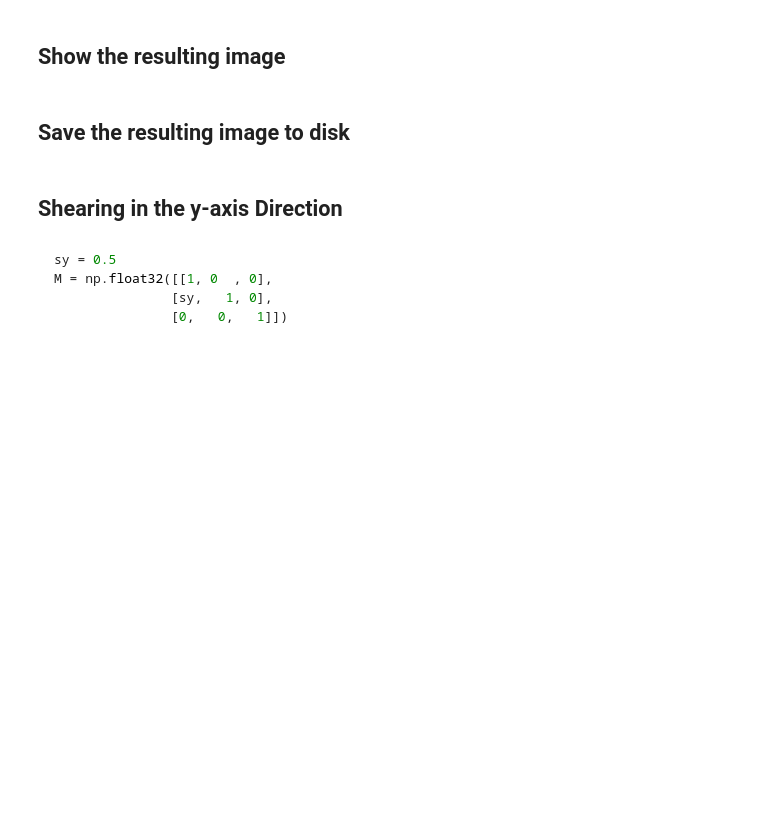
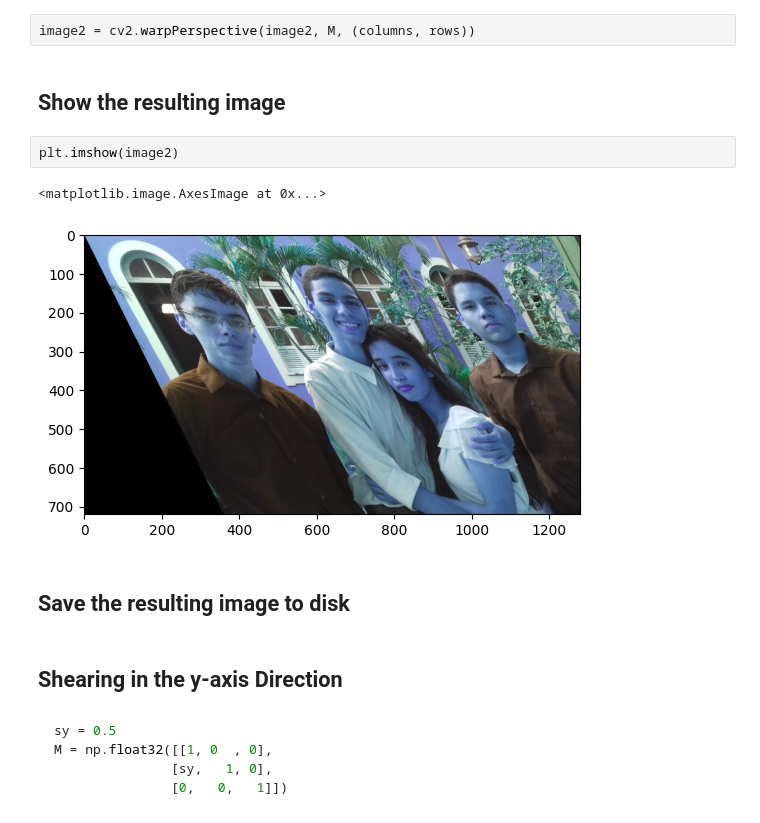
Before and after one commit to gabrielSantosLima/academy-callidus, a Jupyter notebook: CV/aula-03/Aula_Cores_transformacao_2d-Alunos.ipynb, the cells around one changed output. Saved outputs shown, nothing was run; the diff lists cells and outputs as text; blank space fills up the shorter version.

```diff
--- a/CV/aula-03/Aula_Cores_transformacao_2d-Alunos.ipynb
+++ b/CV/aula-03/Aula_Cores_transformacao_2d-Alunos.ipynb
@@ -280,8 +280,15 @@ M = np.float32([[1, sx  , 0],
                [0,   0,   1]])
 # %% [markdown]
 ## Apply a perspective transformation to the image
+# %%
+image2 = cv2.warpPerspective(image2, M, (columns, rows))
 # %% [markdown]
 ## Show the resulting image
+# %%
+plt.imshow(image2)
+# %% [output]
+<matplotlib.image.AxesImage at 0x...>
+[figure, added]
 # %% [markdown]
 ## Save the resulting image to disk
 # %% [markdown]
```
Also changed, not shown: parts of 1 cell of this notebook, 9 other files.
